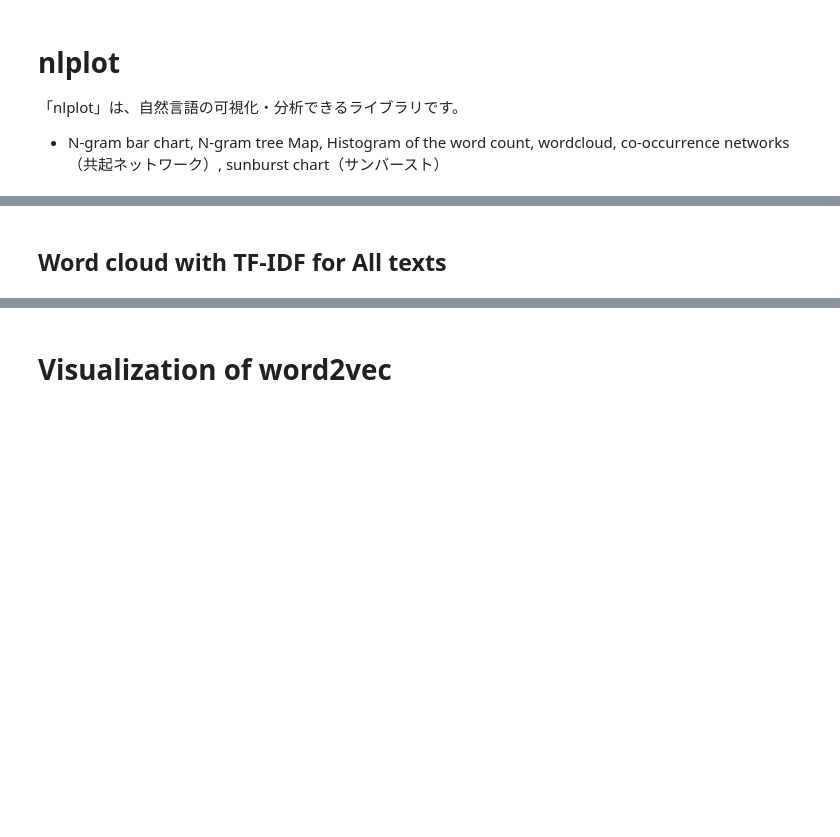
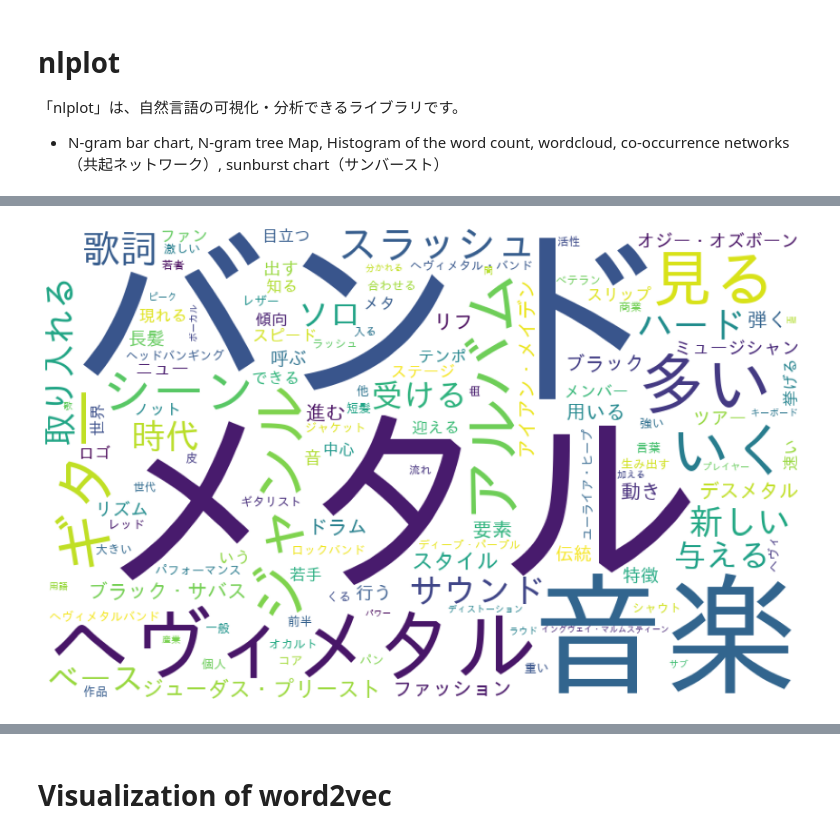
Before and after one commit to hima2b4/Natural-language-processing, a Jupyter notebook: nlplot+word_cloud+TF-IDF+word2vec_v2.ipynb, the cells around one changed output, grey strips where cells are left out. Drawn from its saved outputs; the diff is of its cells as text; code cells hidden in the pictures; blank space fills up the shorter version.

Commit message:
nlplot+word_cloud+TF-IDF+word2vec_v2

```diff
--- a/nlplot+word_cloud+TF-IDF+word2vec_v2.ipynb
+++ b/nlplot+word_cloud+TF-IDF+word2vec_v2.ipynb
@@ -516,8 +455,51 @@ display(df_tfidf)
 from google.colab import files
 df_tfidf.to_csv('tfidf.csv',encoding='utf_8_sig')
 #files.download('tfidf.csv')
-# %% [markdown]
-## **Word cloud with TF-IDF for All texts**
+# %%
+#@title Word Cloud by word_count（All Data）：🔲型 → #maskの#外すと🍩型に
+
+#wordcloud取込用にresultを辞書型ヘ変換
+dic_result = dict(result)
+
+#Word Cloudで画像生成（#max_words, width, heightは任意設定）
+from wordcloud import WordCloud
+
+#画像データダウンロード（biwakoの画像リンクもあり。変更する場合は#調整）
+import requests
+
+url = "https://github.com/hima2b4/Word-Cloud/raw/main/donuts.png"
+#url = "https://github.com/hima2b4/Word-Cloud/raw/main/biwa.png"
+
+file_name = "donuts.png"
+#file_name = "biwa.png"
+
+response = requests.get(url)
+image = response.content
+
+with open(file_name, "wb") as f:
+    f.write(image)
+
+#ライブラリインポート
+from PIL import Image
+import numpy as np
+
+#Word Cloudで画像生成（#max_words, width, heightは任意設定）
+custom_mask = np.array(Image.open('donuts.png'))
+wordcloud = WordCloud(background_color='white',
+                      max_words=125,
+                      #mask=custom_mask,
+                      font_path='/usr/share/fonts/truetype/fonts-japanese-gothic.ttf',
+                      width=800,
+                      height=500,
+                      ).fit_words(dic_result)
+
+#生成した画像の表示
+plt.figure(figsize=(15,10))
+plt.imshow(wordcloud)
+plt.axis("off")
+plt.show()
+# %% [output]
+[figure, added]
 # %%
 #@title 全文書TF-IDF計算＆Word Cloud（TF-IDF）表示
 # TF-IDF計算
```
Also changed, not shown: parts of 18 cells of this notebook.
